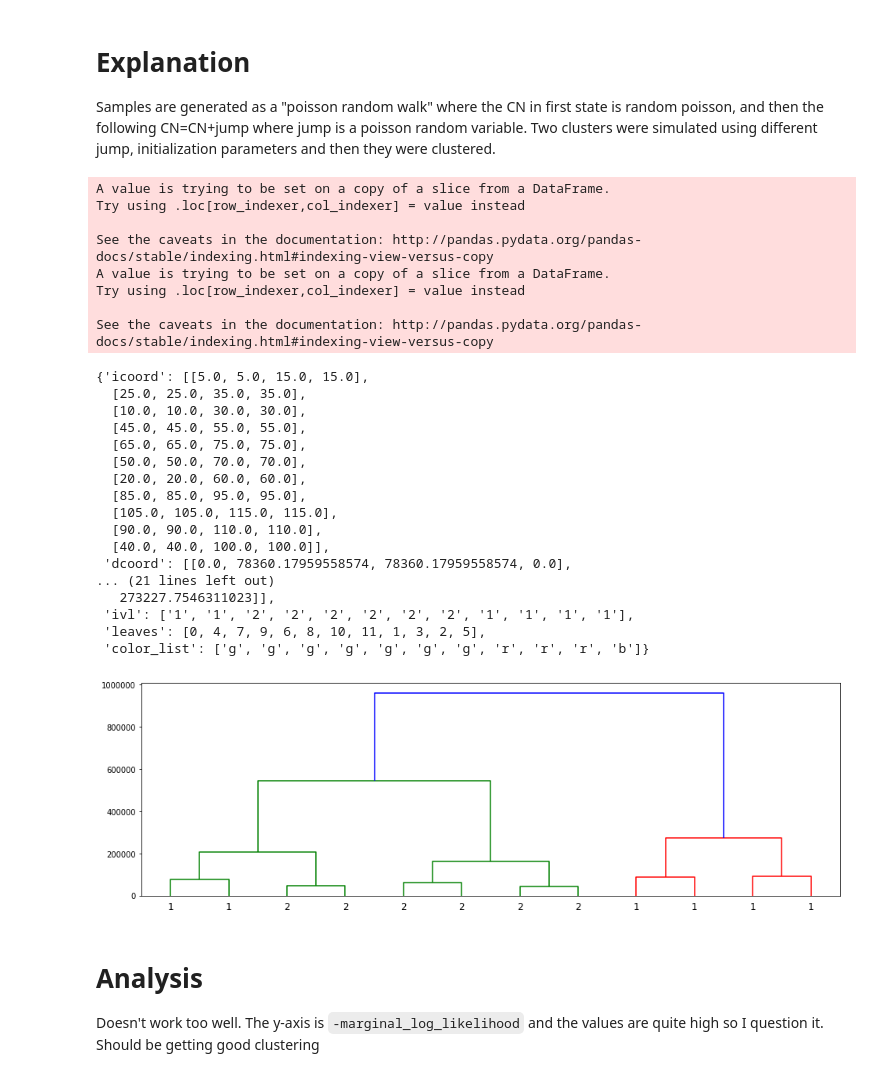
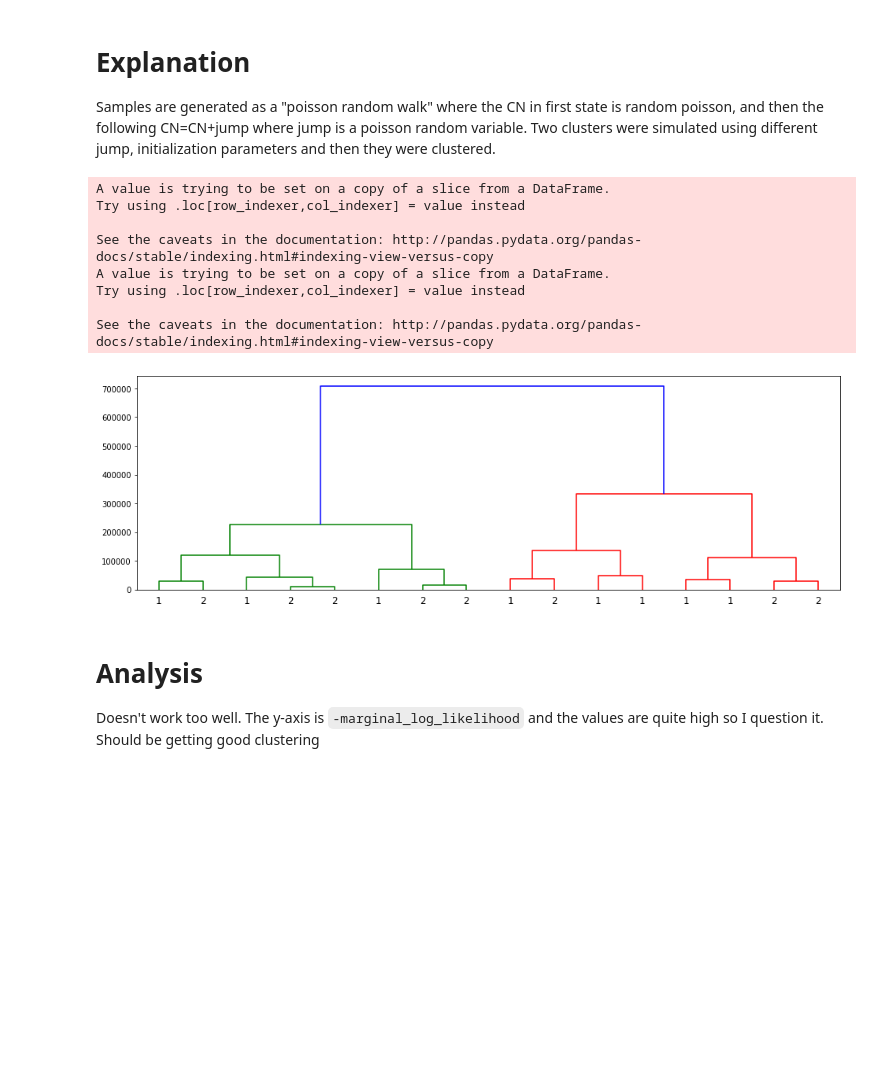
Before and after one commit to shahcompbio/scgenome-deprecated, a Jupyter notebook: notebooks/bayesian_toy.ipynb, the cells around one changed output. Cells and saved outputs as stored; diff of their text form; code cells hidden in the pictures; blank space fills up the shorter version.

```diff
--- a/notebooks/bayesian_toy.ipynb
+++ b/notebooks/bayesian_toy.ipynb
@@ -11,8 +11,8 @@ from scgenome.utils import cn_mat_to_cn_data, cn_mat_as_df
 from scipy.cluster.hierarchy import dendrogram, linkage
 from matplotlib import pyplot as plt
 
-NUM_SAMPLE = 6
-NUM_BIN = 1000
+NUM_SAMPLE = 8
+NUM_BIN = 500
 CHR_NAMES = ["1","2"]
 max_cn=7
 
@@ -20,54 +20,37 @@ cluster1 = sim.cn_mat_poisson(NUM_SAMPLE, NUM_BIN, init_lambda=1., jump_lambda=1
 cluster2 = sim.cn_mat_poisson(NUM_SAMPLE, NUM_BIN, init_lambda=3., jump_lambda=0.1, seed=None, max_cn=max_cn)
 
 clst1_cell_ids = [f"cl1_cell{i}" for i in range(cluster1.shape[0])]
 clst2_cell_ids = [f"cl2_cell{i}" for i in range(cluster1.shape[0])]
 
 cn_mat = np.concatenate([cluster1, cluster2])
 cell_ids = clst1_cell_ids + clst2_cell_ids
 
 df_cn_mat = cn_mat_as_df(cn_mat,CHR_NAMES)
 cn_data = cn_mat_to_cn_data(df_cn_mat, cell_id_vals=cell_ids)
 cn_data["cluster_id"] = cn_data["cell_id"].str.split("_",expand=True).iloc[:,0]
 cn_data["copy2"] = cn_data["copy"] + np.absolute(np.random.normal(size=cn_data.shape[0], scale=0.3))
 cn_data.columns = ["chr", "bin", "cell_id", "state", "start", "end", "cluster_id", "copy"]
 
-tlinkage, root, cell_ids = cncluster.bayesian_cluster(cn_data, n_states=max_cn, value_ids=["copy"])
+tlinkage, root, cl_cell_ids = cncluster.bayesian_cluster(cn_data, n_states=max_cn, value_ids=["copy"])
 
 plinkage = tlinkage[["i","j","r_merge","merge_count"]]
 plinkage["r_merge"] = plinkage["r_merge"].astype("float")
 plinkage["dist"] = -1 * plinkage["r_merge"]
 plot_data = plinkage[["i","j","dist","merge_count"]].to_numpy().astype("float")
 
-cell_ids = cell_ids.str[2]
+cl_cell_ids = cl_cell_ids.str[2]
 fig = plt.figure(figsize=(16, 5))
-dendrogram(plot_data, labels=cell_ids)
+dend = dendrogram(plot_data, labels=cl_cell_ids)
 # %% [output]
 A value is trying to be set on a copy of a slice from a DataFrame.
 Try using .loc[row_indexer,col_indexer] = value instead
 
 See the caveats in the documentation: http://pandas.pydata.org/pandas-docs/stable/indexing.html#indexing-view-versus-copy
 A value is trying to be set on a copy of a slice from a DataFrame.
 Try using .loc[row_indexer,col_indexer] = value instead
 
 See the caveats in the documentation: http://pandas.pydata.org/pandas-docs/stable/indexing.html#indexing-view-versus-copy
-{'icoord': [[5.0, 5.0, 15.0, 15.0],
-  [25.0, 25.0, 35.0, 35.0],
-  [10.0, 10.0, 30.0, 30.0],
-  [45.0, 45.0, 55.0, 55.0],
-  [65.0, 65.0, 75.0, 75.0],
-  [50.0, 50.0, 70.0, 70.0],
-  [20.0, 20.0, 60.0, 60.0],
-  [85.0, 85.0, 95.0, 95.0],
-  [105.0, 105.0, 115.0, 115.0],
-  [90.0, 90.0, 110.0, 110.0],
-  [40.0, 40.0, 100.0, 100.0]],
- 'dcoord': [[0.0, 78360.17959558574, 78360.17959558574, 0.0],
-... (21 lines left out)
-   273227.7546311023]],
- 'ivl': ['1', '1', '2', '2', '2', '2', '2', '2', '1', '1', '1', '1'],
- 'leaves': [0, 4, 7, 9, 6, 8, 10, 11, 1, 3, 2, 5],
- 'color_list': ['g', 'g', 'g', 'g', 'g', 'g', 'g', 'r', 'r', 'r', 'b']}
-[figure, old version]
+[figure, new version]
 # %% [markdown]
 # Analysis
 Doesn't work too well. The y-axis is `-marginal_log_likelihood` and the values are quite high so I question it. Should be getting good clustering
```
Also changed, not shown: parts of 6 cells of this notebook, 4 other files.
